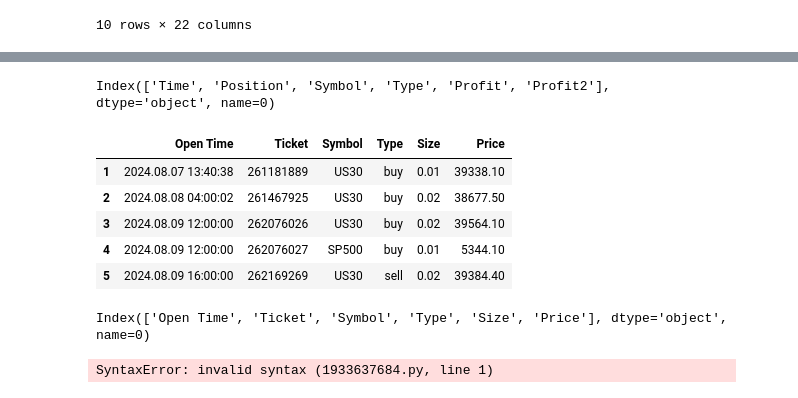
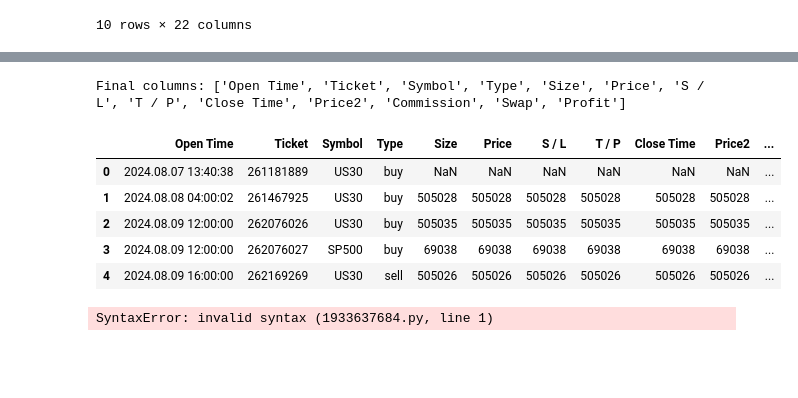
Before and after one commit to scimmione1/converter, a Jupyter notebook: 01_convert_mt4_html_detailed_statement_to_clean_excel.ipynb, the cells around one changed output, grey strips where cells are left out. Cells and saved outputs as stored; diff of their text form; code cells hidden in the pictures; blank space fills up the shorter version.

```diff
--- a/01_convert_mt4_html_detailed_statement_to_clean_excel.ipynb
+++ b/01_convert_mt4_html_detailed_statement_to_clean_excel.ipynb
@@ -139,30 +147,28 @@ df.head()
-# %%
-wrong_names = df.columns
-wrong_names
-# %% [output]
-Index(['Time', 'Position', 'Symbol', 'Type', 'Profit', 'Profit2'], dtype='object', name=0)
 # %%
-# list of correct names matching the 14 columns from the HTML table
-# Original: Time, Position, Symbol, Type, Volume, Price, S/L, T/P, Time, Price, Commission, Swap, Profit, (extra nan)
-correct_names = ['Open Time', 'Ticket', 'Symbol', 'Type', 'Size', 'Price', 'S / L', 'T / P', 'Close Time', 'Price2', 'Commission', 'Swap', 'Profit', 'Extra']
+# Rename columns to meaningful names
+rename_map = {
+    'Time': 'Open Time',
+    'Position': 'Ticket',
+    'Volume': 'Size',
+    'Time1': 'Close Time',
+    'Price1': 'Price2',
+    'Profit1': 'Extra'  # This appears to be a duplicate column
+}
+df = df.rename(columns=rename_map)
+
+# Drop the Extra column (duplicate Profit)
+df = df.drop(columns=['Extra'], errors='ignore')
+
+print("Final columns:", df.columns.tolist())
+df.head()
+# %% [output]
+Final columns: ['Open Time', 'Ticket', 'Symbol', 'Type', 'Size', 'Price', 'S / L', 'T / P', 'Close Time', 'Price2', 'Commission', 'Swap', 'Profit']
+|  | Open Time | Ticket | Symbol | Type | Size | Price | S / L | T / P | Close Time | Price2 | ... |
+| 0 | 2024.08.07 13:40:38 | 261181889 | US30 | buy | NaN | NaN | NaN | NaN | NaN | NaN | ... |
+| 1 | 2024.08.08 04:00:02 | 261467925 | US30 | buy | 505028 | 505028 | 505028 | 505028 | 505028 | 505028 | ... |
+| 2 | 2024.08.09 12:00:00 | 262076026 | US30 | buy | 505035 | 505035 | 505035 | 505035 | 505035 | 505035 | ... |
+| 3 | 2024.08.09 12:00:00 | 262076027 | SP500 | buy | 69038 | 69038 | 69038 | 69038 | 69038 | 69038 | ... |
+| 4 | 2024.08.09 16:00:00 | 262169269 | US30 | sell | 505026 | 505026 | 505026 | 505026 | 505026 | 505026 | ... |
-# %%
-"""
-Check case by case the following conditions:
-"""
-# rename columns from wrong_names to correct_names
-df = df.rename(columns=dict(zip(wrong_names, correct_names)))
-df.head()
-# %% [output]
-|  | Open Time | Ticket | Symbol | Type | Size | Price |
-| 1 | 2024.08.07 13:40:38 | 261181889 | US30 | buy | 0.01 | 39338.10 |
-| 2 | 2024.08.08 04:00:02 | 261467925 | US30 | buy | 0.02 | 38677.50 |
-| 3 | 2024.08.09 12:00:00 | 262076026 | US30 | buy | 0.02 | 39564.10 |
-| 4 | 2024.08.09 12:00:00 | 262076027 | SP500 | buy | 0.01 | 5344.10 |
-| 5 | 2024.08.09 16:00:00 | 262169269 | US30 | sell | 0.02 | 39384.40 |
-# %%
-df.columns
-# %% [output]
-Index(['Open Time', 'Ticket', 'Symbol', 'Type', 'Size', 'Price'], dtype='object', name=0)
 # %%
 .
 # %% [output]
```
Also changed, not shown: parts of 4 cells of this notebook.
